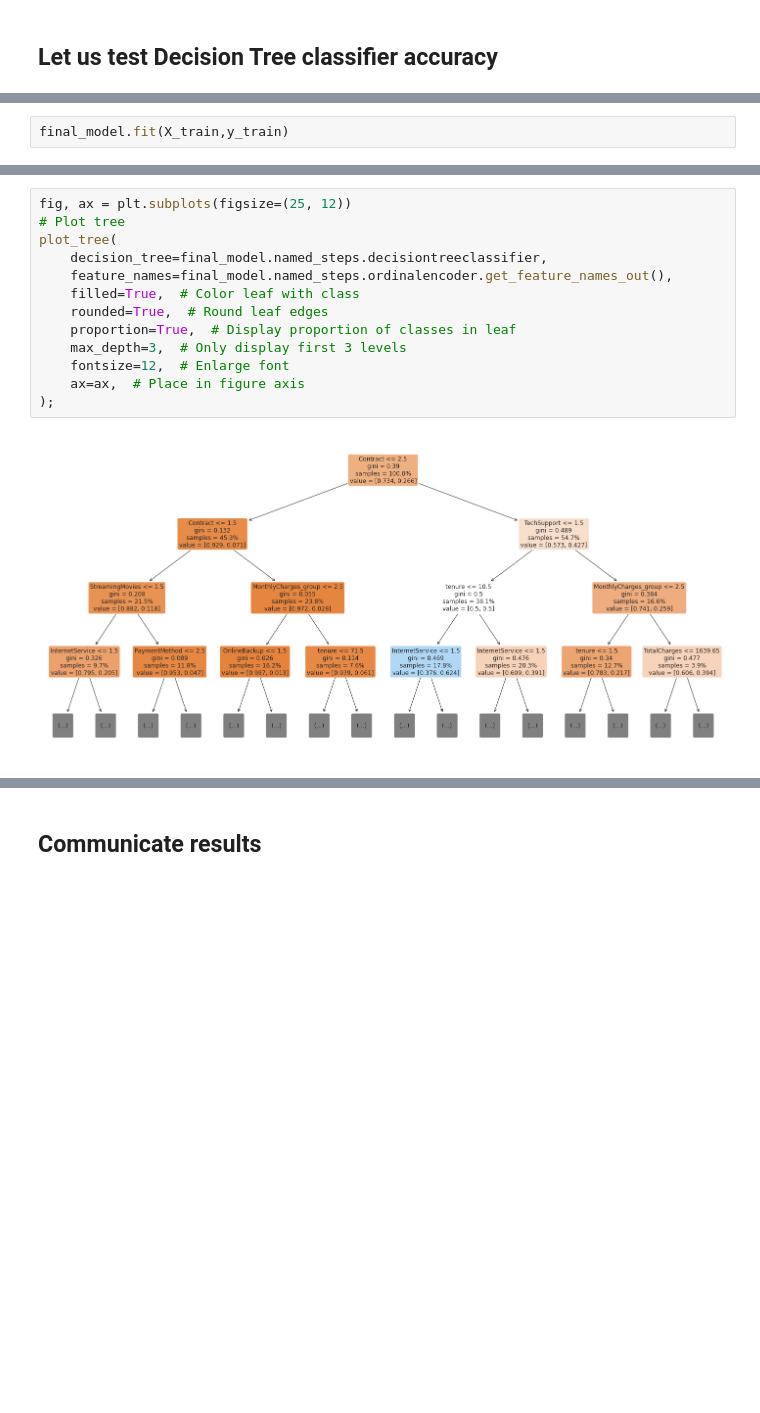
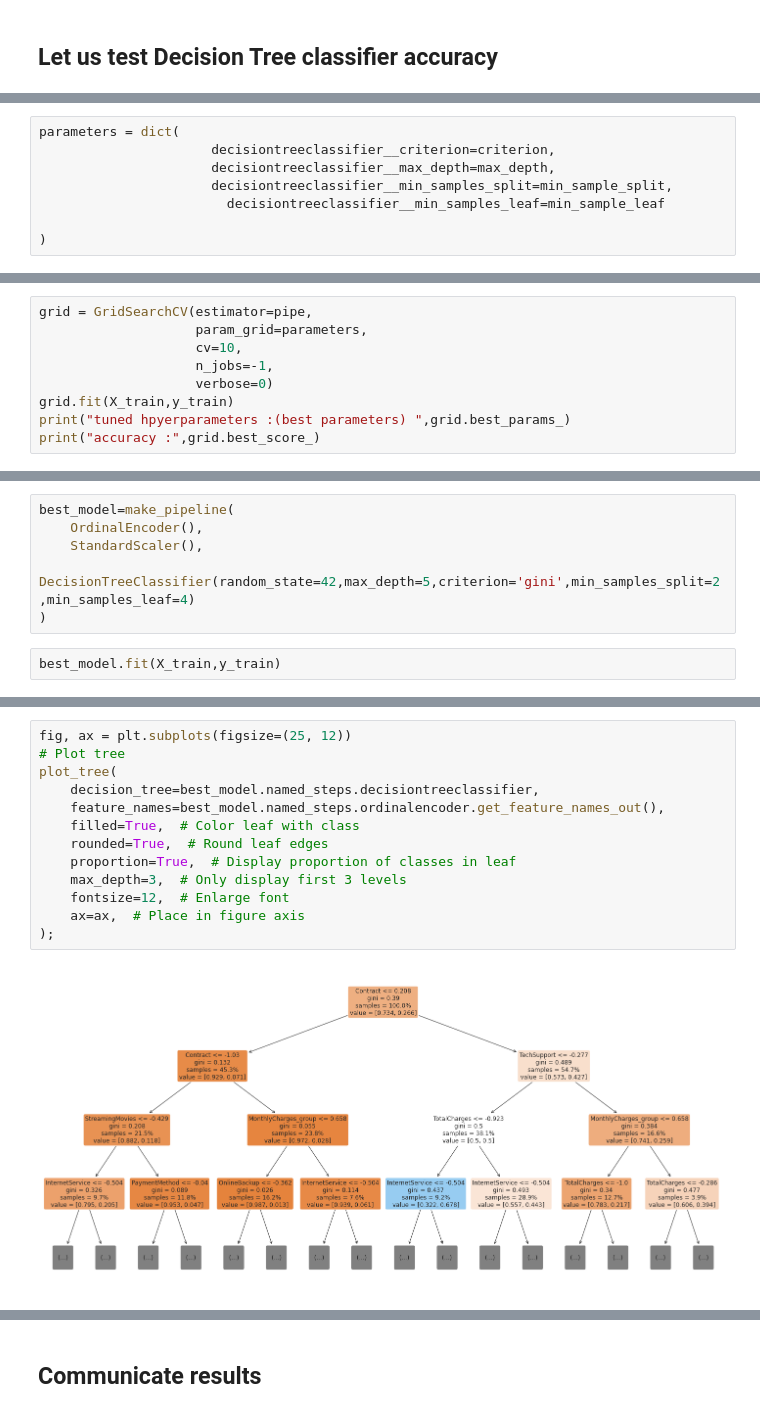
Before and after one commit to mohamedmamdouh22/customer_churn, a Jupyter notebook: customer-churn-eda-model-bulding.ipynb, the cells around one changed output, grey strips where cells are left out. Drawn from its saved outputs; the diff is of its cells as text; blank space fills up the shorter version.

Commit message:
Kaggle Notebook | Customer Churn EDA + model bulding | Version 4

```diff
--- a/customer-churn-eda-model-bulding.ipynb
+++ b/customer-churn-eda-model-bulding.ipynb
@@ -974,0 +962,8 @@ final_model=make_pipeline(
+# %%
+parameters = dict(
+                      decisiontreeclassifier__criterion=criterion,
+                      decisiontreeclassifier__max_depth=max_depth,
+                      decisiontreeclassifier__min_samples_split=min_sample_split,
+                        decisiontreeclassifier__min_samples_leaf=min_sample_leaf
+
+)
@@ -974,0 +992,9 @@ final_model=make_pipeline(
+# %%
+grid = GridSearchCV(estimator=pipe,
+                    param_grid=parameters,
+                    cv=10,
+                    n_jobs=-1,
+                    verbose=0)
+grid.fit(X_train,y_train)
+print("tuned hpyerparameters :(best parameters) ",grid.best_params_)
+print("accuracy :",grid.best_score_)
@@ -975,5 +1021,11 @@ final_model=make_pipeline(
+# %%
+best_model=make_pipeline(
+    OrdinalEncoder(),
+    StandardScaler(),
+    DecisionTreeClassifier(random_state=42,max_depth=5,criterion='gini',min_samples_split=2,min_samples_leaf=4)
+)
 # %%
-final_model.fit(X_train,y_train)
+best_model.fit(X_train,y_train)
 # %% [output]
 Pipeline(steps=[('ordinalencoder',
                  OrdinalEncoder(cols=['gender', 'Partner', 'Dependents',
@@ -1023,16 +1076,16 @@ final_model.named_steps.ordinalencoder.get_feature_names_out()
 # %%
 fig, ax = plt.subplots(figsize=(25, 12))
 # Plot tree
 plot_tree(
-    decision_tree=final_model.named_steps.decisiontreeclassifier,
-    feature_names=final_model.named_steps.ordinalencoder.get_feature_names_out(),
+    decision_tree=best_model.named_steps.decisiontreeclassifier,
+    feature_names=best_model.named_steps.ordinalencoder.get_feature_names_out(),
     filled=True,  # Color leaf with class
     rounded=True,  # Round leaf edges
     proportion=True,  # Display proportion of classes in leaf
     max_depth=3,  # Only display first 3 levels
     fontsize=12,  # Enlarge font
     ax=ax,  # Place in figure axis
 );
 # %% [output]
-[figure, old version]
+[figure, new version]
 # %% [markdown]
```
Also changed, not shown: parts of 35 cells of this notebook.
